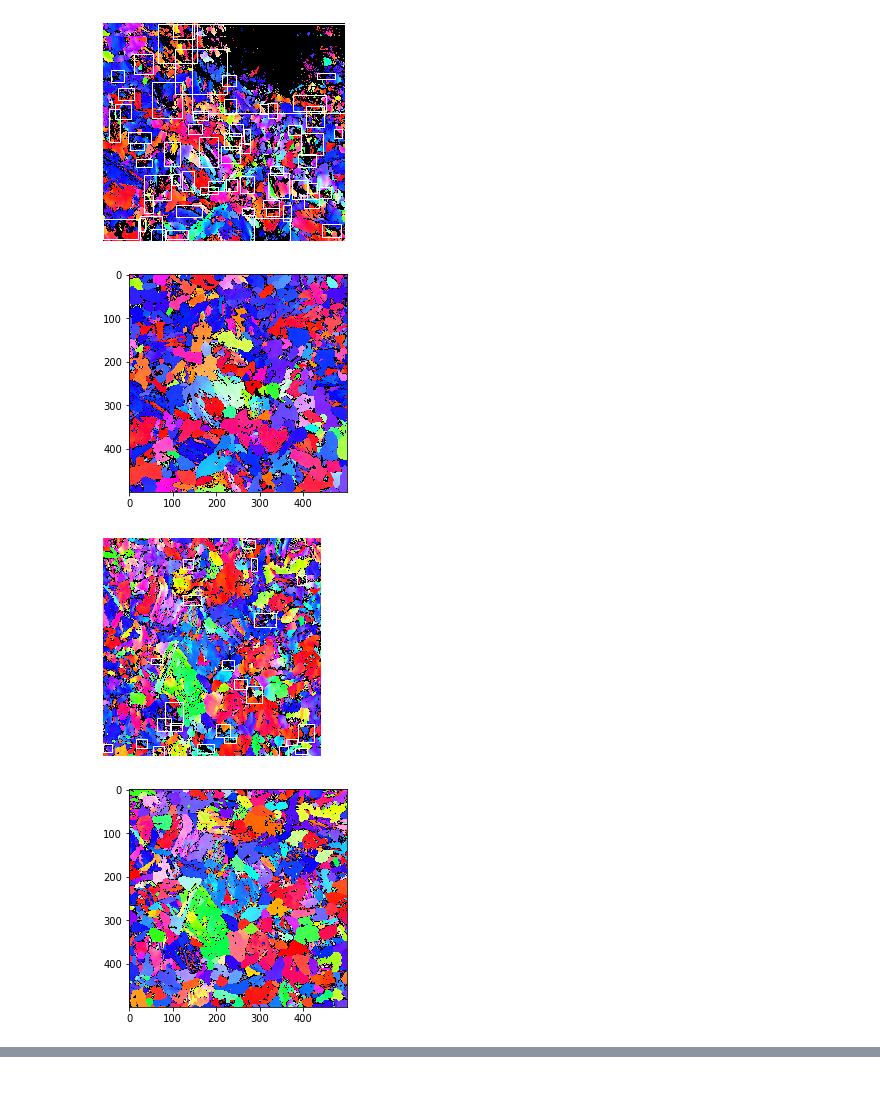
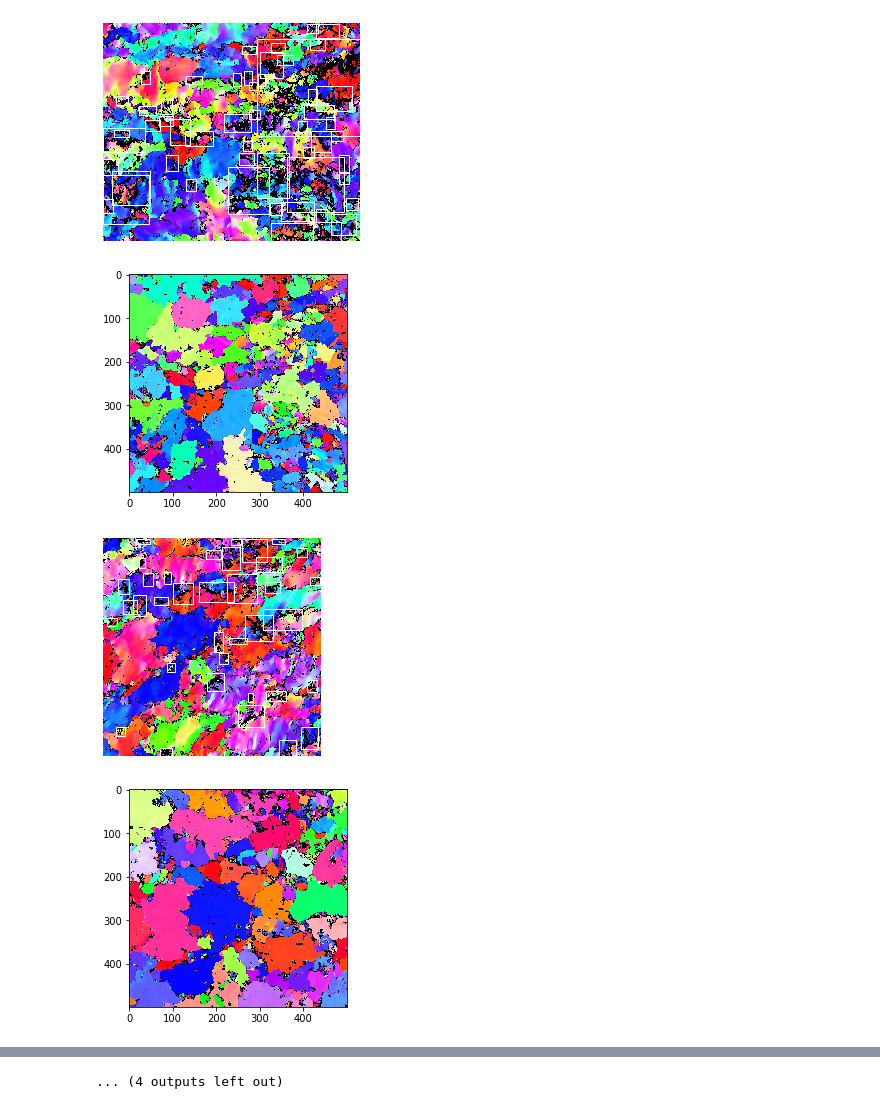
Before and after one commit to tsukiyashirokisaki/dp780, a Jupyter notebook: deform.ipynb, the cells around one changed output, grey strips where cells are left out. Drawn from its saved outputs; the diff is of its cells as text; code cells hidden in the pictures.

```diff
--- a/deform.ipynb
+++ b/deform.ipynb
@@ -15,7 +15,7 @@ import torch.nn.functional as F
 from torch.utils.data import Dataset,DataLoader
 import matplotlib.patches as patches
 # %%
-class Dataset():
+class Dataset:
     def __init__(self,bef,aft,im,im_,dates):
         self.bef=bef
         self.aft=aft
@@ -39,31 +39,31 @@ def create_dataset(root="data/train/"):
 def prepare_location(option):
     dataset=create_dataset("data/{option}/".format(option=option))
     for index in range(len(dataset.aft)):
-        phase=1-dataset.aft[index].data["Phase"]
+        phase=dataset.aft[index].data["Phase"]
+        h,w=phase.shape
         cv2.imwrite("output/phase_{option}_{date}.png".format(option=option,date=dataset.dates[index]),(255*(1-phase)).astype("int"))
-        cmap=np.zeros([phase.shape[0],phase.shape[1]]).astype("int")
         cluster=dict()
         ind = 1
+        zero_solution=set()
         for i in range(phase.shape[0]):
             for j in range(phase.shape[1]):
-                if phase[i,j]==1:
-                    if j>0 and phase[i,j-1]==1:
-                        cmap[i,j]=cmap[i,j-1]
-                        cluster[cmap[i,j]].add(i,j)
-                        if i>0 and phase[i-1,j]==1 and cmap[i,j]!=cmap[i-1,j]:
-                            cluster[cmap[i,j]].addn(cmap[i-1,j])
-                            cluster[cmap[i-1,j]].addn(cmap[i,j])
-                    elif i>0 and phase[i-1,j]==1:
-                        cmap[i,j]=cmap[i-1,j]
-                        cluster[cmap[i,j]].add(i,j)
-                    else:
-                        cmap[i,j]=ind
-                        cluster[ind]=Cluster(ind,i,j)
-                        ind+=1
-        for key in range(1,ind):
-            if key in cluster:
-                for neigh in cluster[key].neigh.copy():
-                    cluster[key].merge(neigh,cluster)
+                if phase[i,j]==0:
+                    zero_solution.add((i,j))
+        while len(zero_solution)>0:
+#             print(len(zero_solution))
+            i,j=zero_solution.pop()
+            to_travel=set()
+            to_travel.add((i,j))
+            cluster[ind]=Cluster(ind,i,j)
+            while len(to_travel)>0:
+                i,j=to_travel.pop()
+                cluster[ind].add(i,j)
+                for (k,l) in find_neigh((i,j),h,w):
+                    if (k,l) in zero_solution:
+                        zero_solution.remove((k,l))
+                        to_travel.add((k,l))
+            ind+=1
+#             print(ind)
         crack=[]
         phase_aft=np.ones([phase.shape[0],phase.shape[1]])
         for key in range(1,ind):
@@ -79,47 +79,44 @@ def prepare_location(option):
             top,left=np.min(sample,axis=0)
             bot,right=np.max(sample,axis=0)
             crack_rec.append([top,bot,left,right])
-        h=w=50
         im = dataset.im[index]
         im_ = dataset.im_[index]
         fig,ax = plt.subplots(1)
         ax.axis('off')
         ax.imshow(im_[:,:,6:][...,[2,1,0]])
         corner_d = []
-#         corner_b = []
-        # w0,h0,w,h
         for i in range(len(crack_rec)):
             top,bot,left,right = crack_rec[i]
-#             top = (top+bot)//2-25
-#             left = (left+right)//2-25
             try:
-#                 p,min_val=match(L2,im_[top:top+h,left:left+w],im,top,left)
-#                 if min_val<5000 and p[0]>0 and p[1]>0 and p[0]+h<im.shape[0] and p[1]+w<im.shape[1]:
                 rect = patches.Rectangle((left,top),right-left,bot-top,linewidth=1,edgecolor='w',facecolor='none')
                 ax.add_patch(rect)
                 corner_d.append([top,left])
                 corner_b.append(p)
             except:
                 pass
         plt.savefig("output/{option}_{date}d.png".format(option=option,date=dataset.dates[index]),dpi=600,bbox_inches='tight',pad_inches=0)
         plt.show()
         fig,ax = plt.subplots(1)
         ax.imshow(dataset.im[index][:,:,6:][...,[2,1,0]])
         cv2.imwrite("output/{option}_{date}b.png".format(option=option,date=dataset.dates[index]),255*dataset.im[index][:,:,6:])
 #         plt.savefig("output/{option}{index}b.png".format(option=option,index=index),dpi=600)
         # w0,h0,w,h
 #         for i in range(len(corner_b)):
 #             top,left = corner_b[i]
 #             rect = patches.Rectangle((left,top),50,50,linewidth=1,edgecolor='w',facecolor='none')
 #             ax.add_patch(rect)
 #         plt.savefig("output/{option}{index}b.png".format(option=option,index=index),dpi=600)
 #         plt.show()
 #         np.save("output/{option}_corner_{index}.npy".format(option=option,index=index),[corner_b,corner_d])
 # prepare_location("train")
 # prepare_location("test")
-prepare_location("980")
+prepare_location("780/test")
+prepare_location("780/train")
+prepare_location("780/val")
+prepare_location("980/train")
+prepare_location("980/val")
 # %% [output]
-[figure, old version]
+[figure, new version]
-[figure, old version]
+[figure, new version]
-[figure, old version]
+[figure, new version]
-[figure, old version]
+[figure, new version]
@@ -127,0 +131 @@ prepare_location("980")
+... (4 outputs left out)
```
Also changed, not shown: parts of 2 cells of this notebook, 6 other files.
